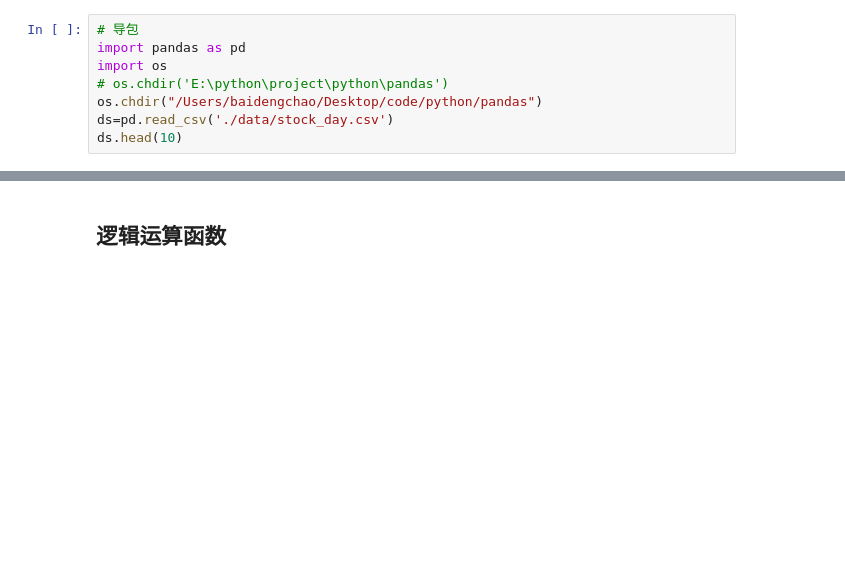
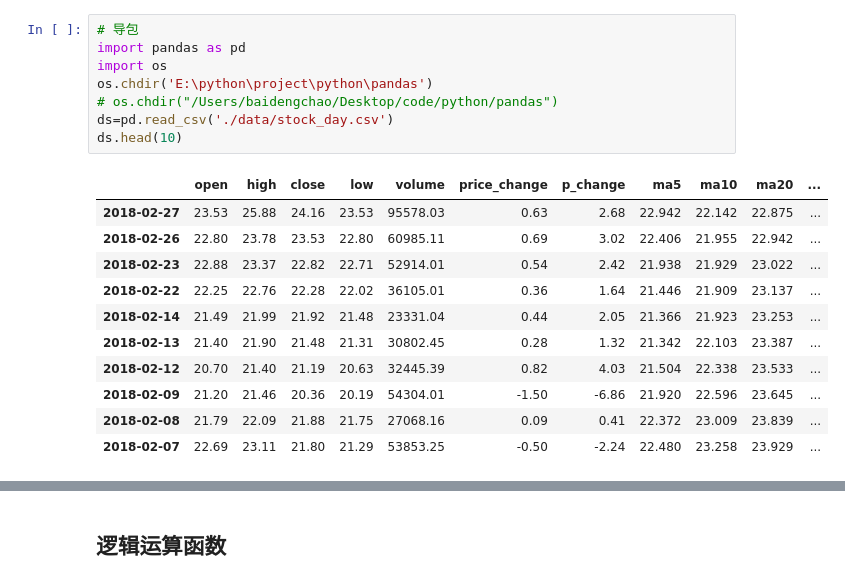
Before and after one commit to bacium/python, a Jupyter notebook: pandas/pandas逻辑运算符号及函数.ipynb, the cells around one changed output, grey strips where cells are left out. Cells and saved outputs as stored; diff of their text form; blank space fills up the shorter version.

Commit message:
pandas基本函数

```diff
--- a/pandas/pandas逻辑运算符号及函数.ipynb
+++ b/pandas/pandas逻辑运算符号及函数.ipynb
@@ -1,11 +1,23 @@
 # %%
 # 导包
 import pandas as pd
 import os
-# os.chdir('E:\python\project\python\pandas')
-os.chdir("/Users/baidengchao/Desktop/code/python/pandas")
+os.chdir('E:\python\project\python\pandas')
+# os.chdir("/Users/baidengchao/Desktop/code/python/pandas")
 ds=pd.read_csv('./data/stock_day.csv')
 ds.head(10)
+# %% [output]
+|  | open | high | close | low | volume | price_change | p_change | ma5 | ma10 | ma20 | ... |
+| 2018-02-27 | 23.53 | 25.88 | 24.16 | 23.53 | 95578.03 | 0.63 | 2.68 | 22.942 | 22.142 | 22.875 | ... |
+| 2018-02-26 | 22.80 | 23.78 | 23.53 | 22.80 | 60985.11 | 0.69 | 3.02 | 22.406 | 21.955 | 22.942 | ... |
+| 2018-02-23 | 22.88 | 23.37 | 22.82 | 22.71 | 52914.01 | 0.54 | 2.42 | 21.938 | 21.929 | 23.022 | ... |
+| 2018-02-22 | 22.25 | 22.76 | 22.28 | 22.02 | 36105.01 | 0.36 | 1.64 | 21.446 | 21.909 | 23.137 | ... |
+| 2018-02-14 | 21.49 | 21.99 | 21.92 | 21.48 | 23331.04 | 0.44 | 2.05 | 21.366 | 21.923 | 23.253 | ... |
+| 2018-02-13 | 21.40 | 21.90 | 21.48 | 21.31 | 30802.45 | 0.28 | 1.32 | 21.342 | 22.103 | 23.387 | ... |
+| 2018-02-12 | 20.70 | 21.40 | 21.19 | 20.63 | 32445.39 | 0.82 | 4.03 | 21.504 | 22.338 | 23.533 | ... |
+| 2018-02-09 | 21.20 | 21.46 | 20.36 | 20.19 | 54304.01 | -1.50 | -6.86 | 21.920 | 22.596 | 23.645 | ... |
+| 2018-02-08 | 21.79 | 22.09 | 21.88 | 21.75 | 27068.16 | 0.09 | 0.41 | 22.372 | 23.009 | 23.839 | ... |
+| 2018-02-07 | 22.69 | 23.11 | 21.80 | 21.29 | 53853.25 | -0.50 | -2.24 | 22.480 | 23.258 | 23.929 | ... |
 # %%
 ## 逻辑运算符号
 ds.head(5).loc[["2018-02-27","2018-02-23","2018-02-22"]]
```
Also changed, not shown: parts of 11 cells of this notebook.
